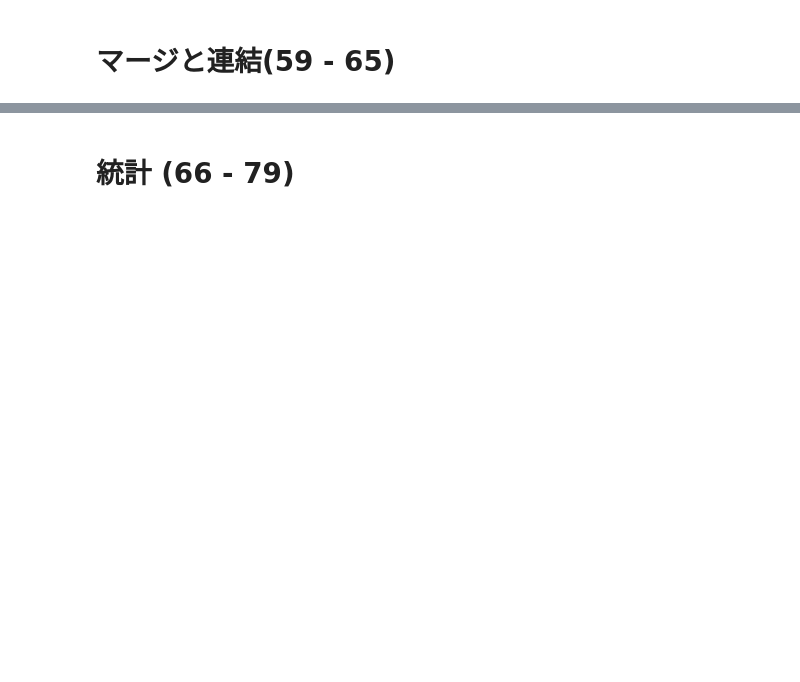
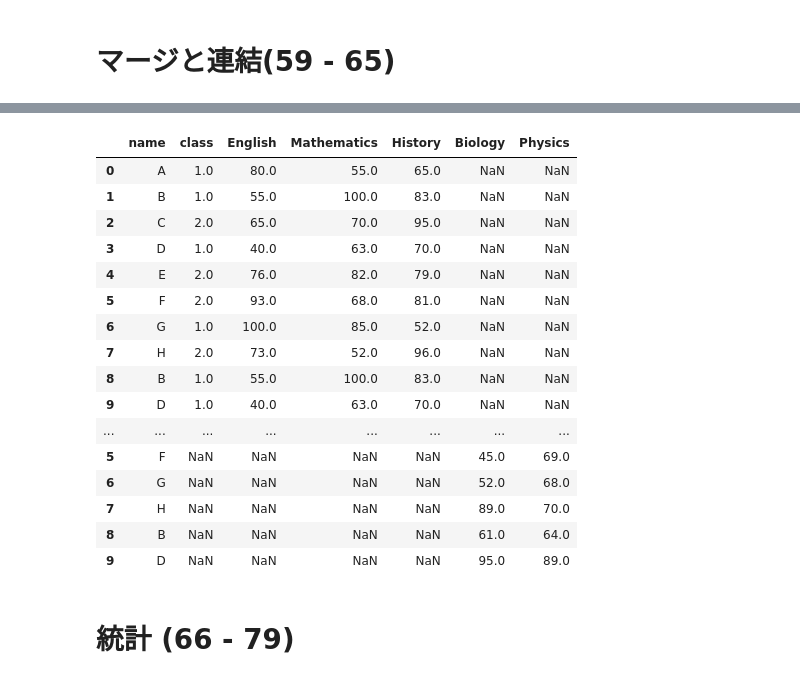
Before and after one commit to yoshihiro-shu/pandas-tutorial, a Jupyter notebook: notebook/01_Pandas_100_Knocks_for_Begginer_v1.0.6.ipynb, the cells around one changed output, grey strips where cells are left out. Drawn from its saved outputs; the diff is of its cells as text; code cells hidden in the pictures; blank space fills up the shorter version.

```diff
--- a/notebook/01_Pandas_100_Knocks_for_Begginer_v1.0.6.ipynb
+++ b/notebook/01_Pandas_100_Knocks_for_Begginer_v1.0.6.ipynb
@@ -1483,3 +1680,40 @@ df2 = initialize2() #初期化
+# %%
+# 【65】
+# df2とdf4を行方向に連結し、df2に格納
+#print(ans[65]) #回答表示
+df2 = initialize2() #初期化
+
+df2 = pd.concat([df2,df4])
+df2
+
+# [answer65]
+
+# df2 = pd.concat([df2,df2],axis=0)
+# df2
+
+
+# [Tips]
+# ・複数のデータフレームを連結するときはpd.concatを使用
+# ・axis=0で行方向、axis=1で列方向に連結
+# ・pd.concat([df2,df2],axis=0)でdf2とdf2を行方向に連結
+# %% [output]
+|  | name | class | English | Mathematics | History | Biology | Physics |
+| 0 | A | 1.0 | 80.0 | 55.0 | 65.0 | NaN | NaN |
+| 1 | B | 1.0 | 55.0 | 100.0 | 83.0 | NaN | NaN |
+| 2 | C | 2.0 | 65.0 | 70.0 | 95.0 | NaN | NaN |
+| 3 | D | 1.0 | 40.0 | 63.0 | 70.0 | NaN | NaN |
+| 4 | E | 2.0 | 76.0 | 82.0 | 79.0 | NaN | NaN |
+| 5 | F | 2.0 | 93.0 | 68.0 | 81.0 | NaN | NaN |
+| 6 | G | 1.0 | 100.0 | 85.0 | 52.0 | NaN | NaN |
+| 7 | H | 2.0 | 73.0 | 52.0 | 96.0 | NaN | NaN |
+| 8 | B | 1.0 | 55.0 | 100.0 | 83.0 | NaN | NaN |
+| 9 | D | 1.0 | 40.0 | 63.0 | 70.0 | NaN | NaN |
+| ... | ... | ... | ... | ... | ... | ... | ... |
+| 5 | F | NaN | NaN | NaN | NaN | 45.0 | 69.0 |
+| 6 | G | NaN | NaN | NaN | NaN | 52.0 | 68.0 |
+| 7 | H | NaN | NaN | NaN | NaN | 89.0 | 70.0 |
+| 8 | B | NaN | NaN | NaN | NaN | 61.0 | 64.0 |
+| 9 | D | NaN | NaN | NaN | NaN | 95.0 | 89.0 |
 # %% [markdown]
 # 統計 (66 - 79)
 # %%
```
Also changed, not shown: parts of 27 cells of this notebook.
